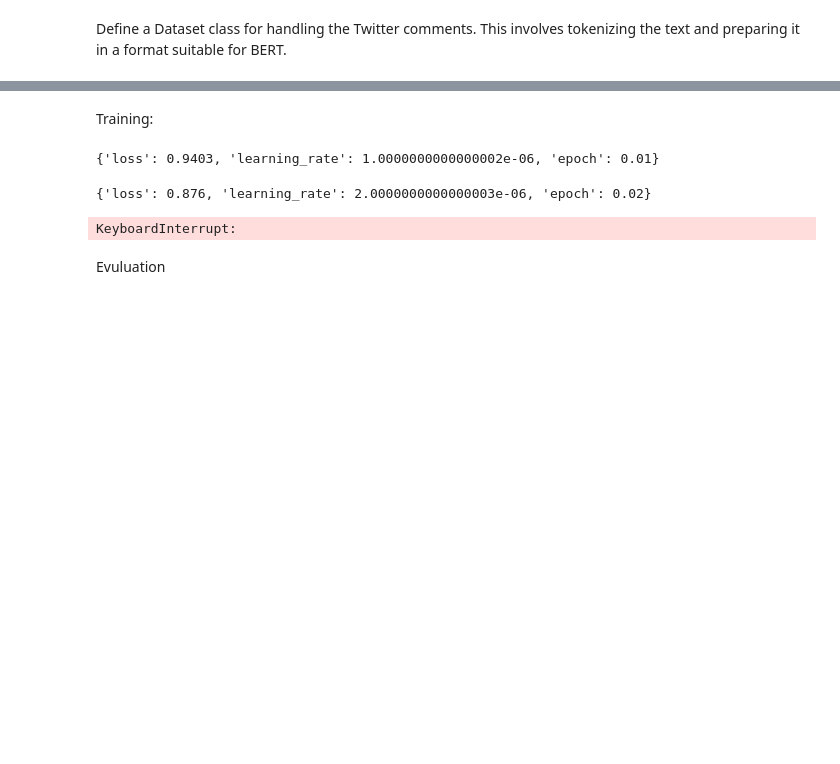
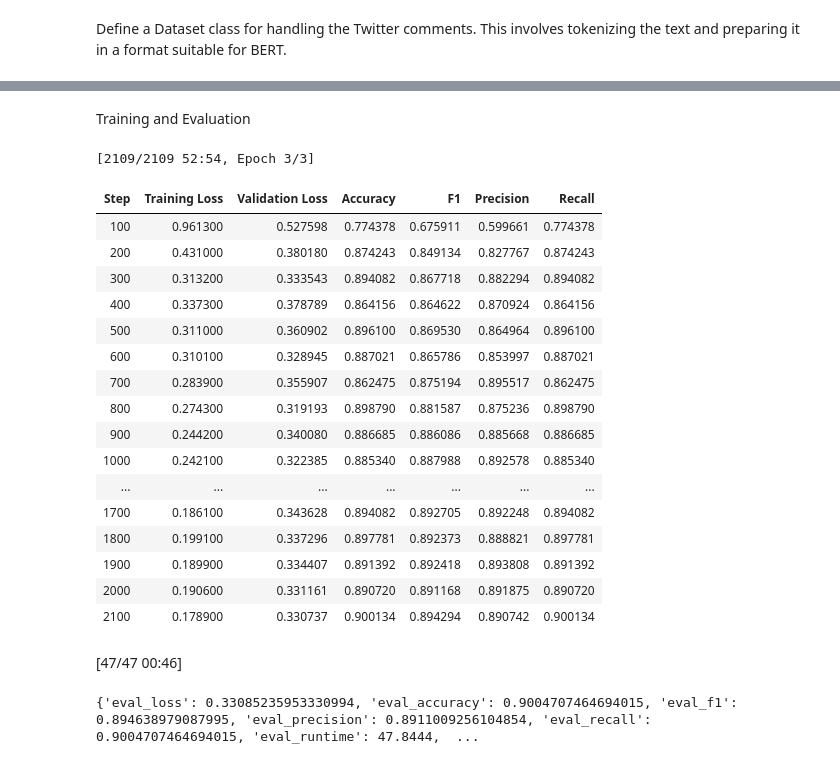
Before and after one commit to ThanosDrossos/Anwendungen_KI, a Jupyter notebook: Bonus/Bonus.ipynb, the cells around one changed output, grey strips where cells are left out. Drawn from its saved outputs; the diff is of its cells as text; code cells hidden in the pictures; blank space fills up the shorter version.

```diff
--- a/Bonus/Bonus.ipynb
+++ b/Bonus/Bonus.ipynb
@@ -93,7 +441,7 @@ class TwitterCommentsDataset(Dataset):
             'labels': torch.tensor(label, dtype=torch.long)
         }
 # %%
-df_train, df_val = train_test_split(data, test_size=0.1)
+df_train, df_val = train_test_split(data, test_size=0.15)
 # %%
 tokenizer = BertTokenizer.from_pretrained('bert-base-uncased')
 max_len = 256  # You can adjust this depending on the average length of the tweets
@@ -131,0 +464,16 @@ training_args = TrainingArguments(
+# %%
+# Calculate class weights
+class_weights = compute_class_weight(
+    class_weight='balanced',
+    classes=np.unique(df_train['label']),
+    y=df_train['label'])
+
+# Convert class weights to tensor
+weights = torch.tensor(class_weights, dtype=torch.float)
+weights = weights.to(device)
+
+# Modify your model to use these weights in the loss function
+model = BertForSequenceClassification.from_pretrained('bert-base-uncased', num_labels=len(data.label.unique()))
+model.classifier = torch.nn.Linear(model.classifier.in_features, len(np.unique(df_train['label'])))
+model.num_labels = len(np.unique(df_train['label']))
+model.to(device)
@@ -132,17 +527,10 @@ training_args = TrainingArguments(
+# %%
+trainer = Trainer(
+    model=model,
+    args=training_args,
+    train_dataset=train_dataset,
+    eval_dataset=val_dataset,
+    compute_metrics=compute_metrics
+)
 # %% [markdown]
-Training:
+Training and Evaluation
-# %%
-trainer = Trainer(
-    model=model,
-    args=training_args,
-    train_dataset=train_dataset,
-    eval_dataset=val_dataset
-)
-
-trainer.train()
-# %% [output]
-{'loss': 0.9403, 'learning_rate': 1.0000000000000002e-06, 'epoch': 0.01}
-{'loss': 0.876, 'learning_rate': 2.0000000000000003e-06, 'epoch': 0.02}
-KeyboardInterrupt:
-# %% [markdown]
-Evuluation
@@ -150,0 +537,26 @@ trainer.evaluate()
+# %%
+trainer.train()
+
+results = trainer.evaluate()
+print(results)
+# %% [output]
+[2109/2109 52:54, Epoch 3/3]
+| Step | Training Loss | Validation Loss | Accuracy | F1 | Precision | Recall |
+| 100 | 0.961300 | 0.527598 | 0.774378 | 0.675911 | 0.599661 | 0.774378 |
+| 200 | 0.431000 | 0.380180 | 0.874243 | 0.849134 | 0.827767 | 0.874243 |
+| 300 | 0.313200 | 0.333543 | 0.894082 | 0.867718 | 0.882294 | 0.894082 |
+| 400 | 0.337300 | 0.378789 | 0.864156 | 0.864622 | 0.870924 | 0.864156 |
+| 500 | 0.311000 | 0.360902 | 0.896100 | 0.869530 | 0.864964 | 0.896100 |
+| 600 | 0.310100 | 0.328945 | 0.887021 | 0.865786 | 0.853997 | 0.887021 |
+| 700 | 0.283900 | 0.355907 | 0.862475 | 0.875194 | 0.895517 | 0.862475 |
+| 800 | 0.274300 | 0.319193 | 0.898790 | 0.881587 | 0.875236 | 0.898790 |
+| 900 | 0.244200 | 0.340080 | 0.886685 | 0.886086 | 0.885668 | 0.886685 |
+| 1000 | 0.242100 | 0.322385 | 0.885340 | 0.887988 | 0.892578 | 0.885340 |
+| ... | ... | ... | ... | ... | ... | ... |
+| 1700 | 0.186100 | 0.343628 | 0.894082 | 0.892705 | 0.892248 | 0.894082 |
+| 1800 | 0.199100 | 0.337296 | 0.897781 | 0.892373 | 0.888821 | 0.897781 |
+| 1900 | 0.189900 | 0.334407 | 0.891392 | 0.892418 | 0.893808 | 0.891392 |
+| 2000 | 0.190600 | 0.331161 | 0.890720 | 0.891168 | 0.891875 | 0.890720 |
+| 2100 | 0.178900 | 0.330737 | 0.900134 | 0.894294 | 0.890742 | 0.900134 |
+[47/47 00:46]
+{'eval_loss': 0.33085235953330994, 'eval_accuracy': 0.9004707464694015, 'eval_f1': 0.894638979087995, 'eval_precision': 0.8911009256104854, 'eval_recall': 0.9004707464694015, 'eval_runtime': 47.8444,  ...
```
Also changed, not shown: parts of 24 cells of this notebook.
